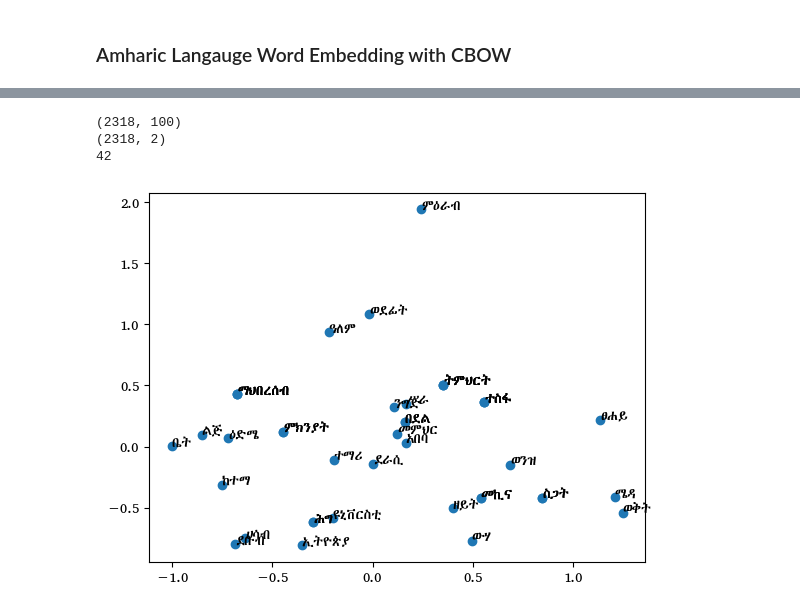
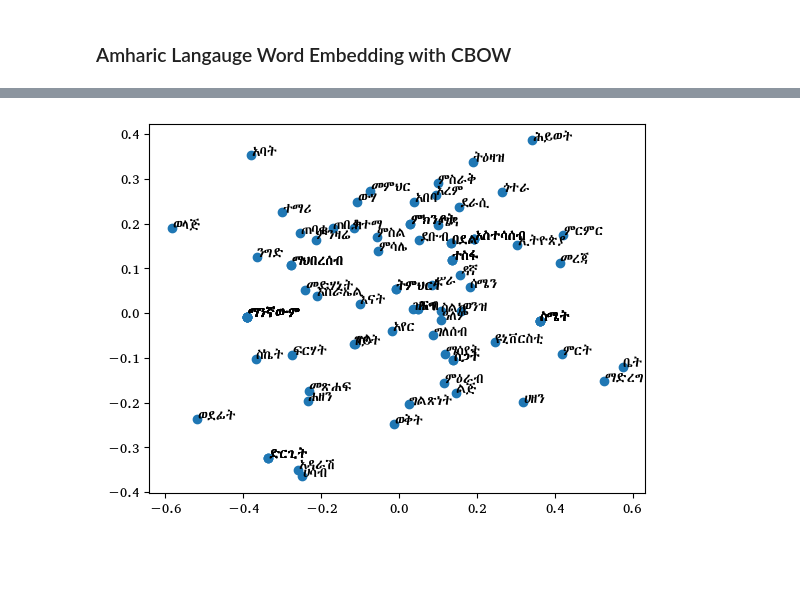
Before and after one commit to yordanoswuletaw/amharic-cbow-word-embedding, a Jupyter notebook: notebooks/amh-cbow-word-embedding.ipynb, the cells around one changed output, grey strips where cells are left out. Drawn from its saved outputs; the diff is of its cells as text; code cells hidden in the pictures; blank space fills up the shorter version.

Commit message:
add plot embedding function

```diff
--- a/notebooks/amh-cbow-word-embedding.ipynb
+++ b/notebooks/amh-cbow-word-embedding.ipynb
@@ -70,15 +70,14 @@ def tokenize_text(text):
 train_data, dev_data, test_data = load_data("../data/train.txt"), load_data("../data/dev.txt"), load_data( "../data/test.txt")
 train_data, dev_data, test_data = consturct_paragraph(train_data), consturct_paragraph(dev_data), consturct_paragraph(test_data)
 
-train_txt, dev_txt, test_txt = load_data("../data/train_.txt"), load_data("../data/dev_.txt"), load_data("../data/test_.txt")
-train_txt = tokenize_text(train_txt)
-dev_txt = tokenize_text(dev_txt)
-test_txt = tokenize_text(test_txt)
-train_data += train_txt
-dev_data += dev_txt
-test_data += test_txt
+# train_txt, dev_txt, test_txt = load_data("../data/train_.txt"), load_data("../data/dev_.txt"), load_data("../data/test_.txt")
+# train_txt = tokenize_text(train_txt)
+# dev_txt = tokenize_text(dev_txt)
+# test_txt = tokenize_text(test_txt)
+# train_data += train_txt
+# dev_data += dev_txt
+# test_data += test_txt
 print(len(train_data), len(dev_data), len(test_data))
-data = train_data + dev_data + test_data
 # %% [output]
 1687 245 488
 # %% [markdown]
@@ -399,8 +404,5 @@ class AmhCBOW:
 ### Amharic Langauge Word Embedding with CBOW
 # %%
 # create an instance of the AmhCBOW
-cbow = AmhCBOW(window_size=2, embedding_size=100, alpha=2, epochs=5000)
-cbow.train(data)
-#print(cbow.get_embedding('በላ'))
-#print(cbow.get_similar_words('በላ'))
-cbow.plot_loss()
+cbow = AmhCBOW(window_size=3, embedding_size=100, alpha=.1, epochs=3000)
+cbow.train(train_data)
@@ -426,13 +414,5 @@ Epoch 5000 completed! >>>>>>>>>>>>>>>>>>>>>> Loss: 0.08272389502035549
 # %%
-
-%matplotlib inline
-matplotlib.rcParams['font.family'] = 'Abyssinica SIL'
-
-avg_embedding = (cbow.W1.T + cbow.W2) * .5
-pca = PCA(n_components=2)
-reduced_embeddings = pca.fit_transform(avg_embedding)
-print(avg_embedding.shape)
-print(reduced_embeddings.shape)
+# display the embedding of the words
 amharic_words = [
     # People & Relationships (ሰዎች እና ግንኙነቶች)
     "አያት", "አባት", "እናት", "ወንድም", "እህት", "ልጅ", "ወላጅ", "ወንጀለኛ", "ጠበቃ", "መምህር",
@@ -440,46 +420,32 @@ amharic_words = [
 
     # Places (ቦታዎች)
     "ከተማ", "ቤት", "አዳራሽ", "ሱቅ", "እስራኤል", "ኢትዮጵያ", "ደቡብ", "ምስራቅ",
     "ሰሜን", "ምዕራብ", "ሆቴል", "ኮሌጅ", "አምስተርዳም", "ዩኒቨርስቲ", "ቤተክርስትያን",
 
     # Objects (እቃዎች)
     "መጽሐፍ", "ስልክ", "መኪና", "ፒሲ", "ኮምፒዩተር", "ሰንደቅ", "ምንዛሬ", "መስኮት", "ጨርቅ", "ውሃ", "ዘይት", "ሳሙና", "መድሃኒት", "ድስት",
 
     # Nature (ተፈጥሮ)
     "ዓለም", "ጠፈር", "ፀሐይ", "ጨረቃ", "ከዋክብት", "ብርሃን", "ደመና", "ምስል", "በረዶ", "ዝናብ",
     "አትክልት", "አረም", "ዛፍ", "እንስሳ", "አየር", "አበባ", "ወንዝ", "ጎተራ", "ሜዳ",
 
     # Emotions (ስሜቶች)
     "ደስታ", "እሴት", "ሐዘን", "ተስፋ", "ስጋት", "ፍርሃት", "ተደስቷል",
     "ደስ ይላል", "ጥል", "ጭንቅ", "ስሜት", "ስሜት", "ስጋት", "ግልፅነት", "ድንጋጤ", "ሀዘን",
 
     # Concepts (ሀሳቦች)
     "ስኬት", "ድርጊት", "ሕግ", "ትምህርት", "እውቀት", "ጥንቅር", "መረጃ", "ማንኛውም", "ብልህነት", "ግልጽነት",
     "ምርጥ", "ምክንያት", "እሴት", "ወቅት", "ማህበረሰብ", "ወደፊት", "ምርምር", "ተስፋ", "ምሳሌ", "እሴት",
 
     # Actions (እርምጃዎች)
     "ድርጊት", "ውህደት", "ማንኛውም", "ማድረግ", "ትምህርት", "ማሳየት", "ምስክር", "አስተሳሰብ", "ምክንያት", "ስሜት",
     "የሚያስደንቅ", "አስተሳሰብ", "ስሜት", "ግልፅነት", "ሀሳብ", "ድርጊት", "ምስክር", "ምርጥ", "ማንኛውም", "ተስፋ",
 
     # Miscellaneous (ተለዋዋጭ)
     "ዕድሜ", "ግለሰብ", "ጥንብ", "ንግድ", "ቅርንጫፍ", "ሥራ", "ማንኛውም", "ምርት", "ስሜት", "አዝማድ",
     "ማንኛውም", "ውህደት", "በደል", "የትምህርት መረጃ", "ማህበረሰብ", "ትዕዛዝ", "አስተሳሰብ", "ምርጥ", "ሕግ", "ሰሞኑ",
     "ማንኛውም", "በደል", "ሕይወት", "አዝማድ", "ማንኛውም"
 ]
-words = []
-idx = []
-for word in amharic_words:
-    if word in cbow.vocab:
-        words.append(word)
-        idx.append(cbow.word2index[word])
-print(len(words))
-avg_embedding = avg_embedding[idx,:]
-plt.scatter(avg_embedding[:, 0], avg_embedding[:, 1])
-for i, word in enumerate(words):
-    plt.annotate(word, xy=(avg_embedding[i, 0], avg_embedding[i, 1]))
-plt.show()
+cbow.plot_embedding(amharic_words)
 # %% [output]
-(2318, 100)
-(2318, 2)
-42
-[figure, old version]
+[figure, new version]
```
Also changed, not shown: parts of 3 cells of this notebook.
